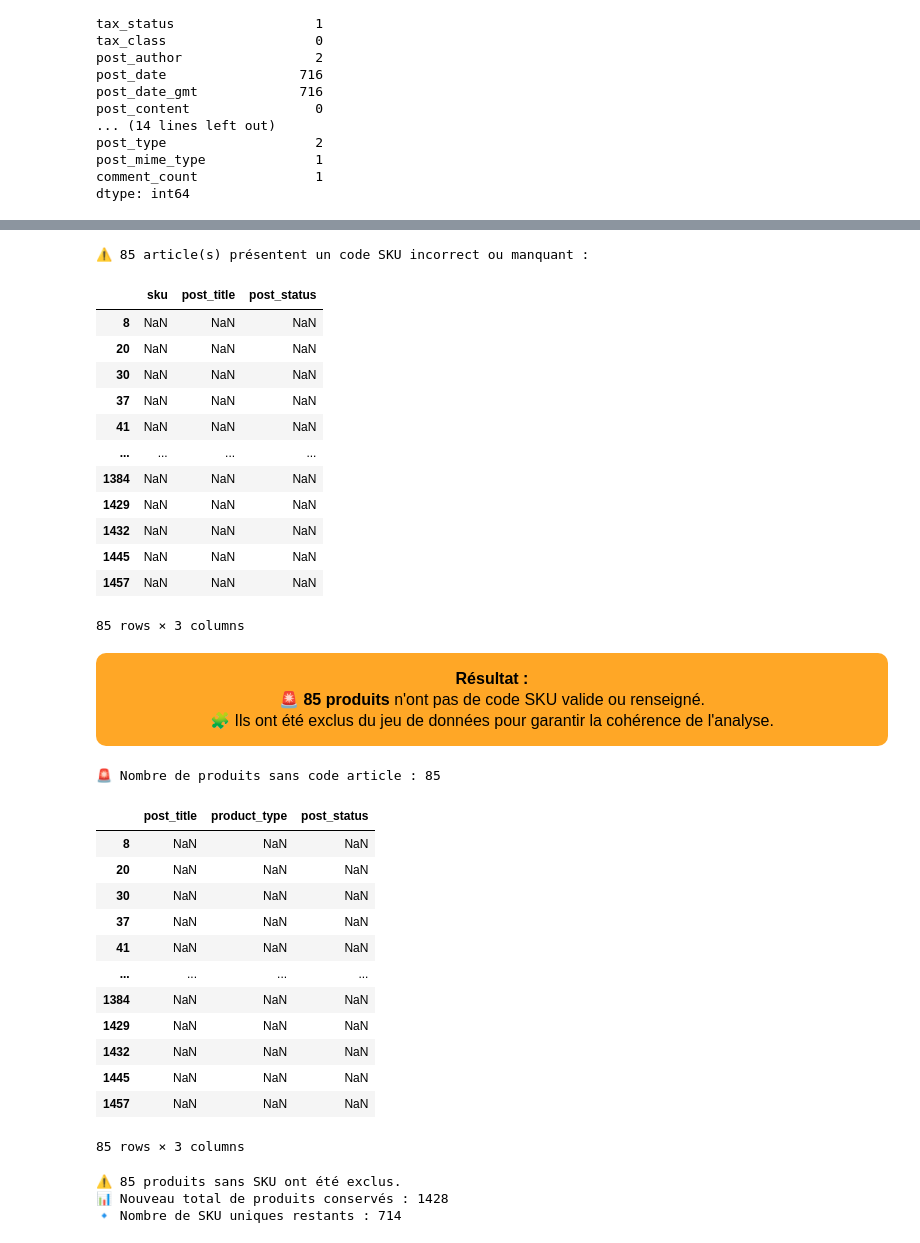
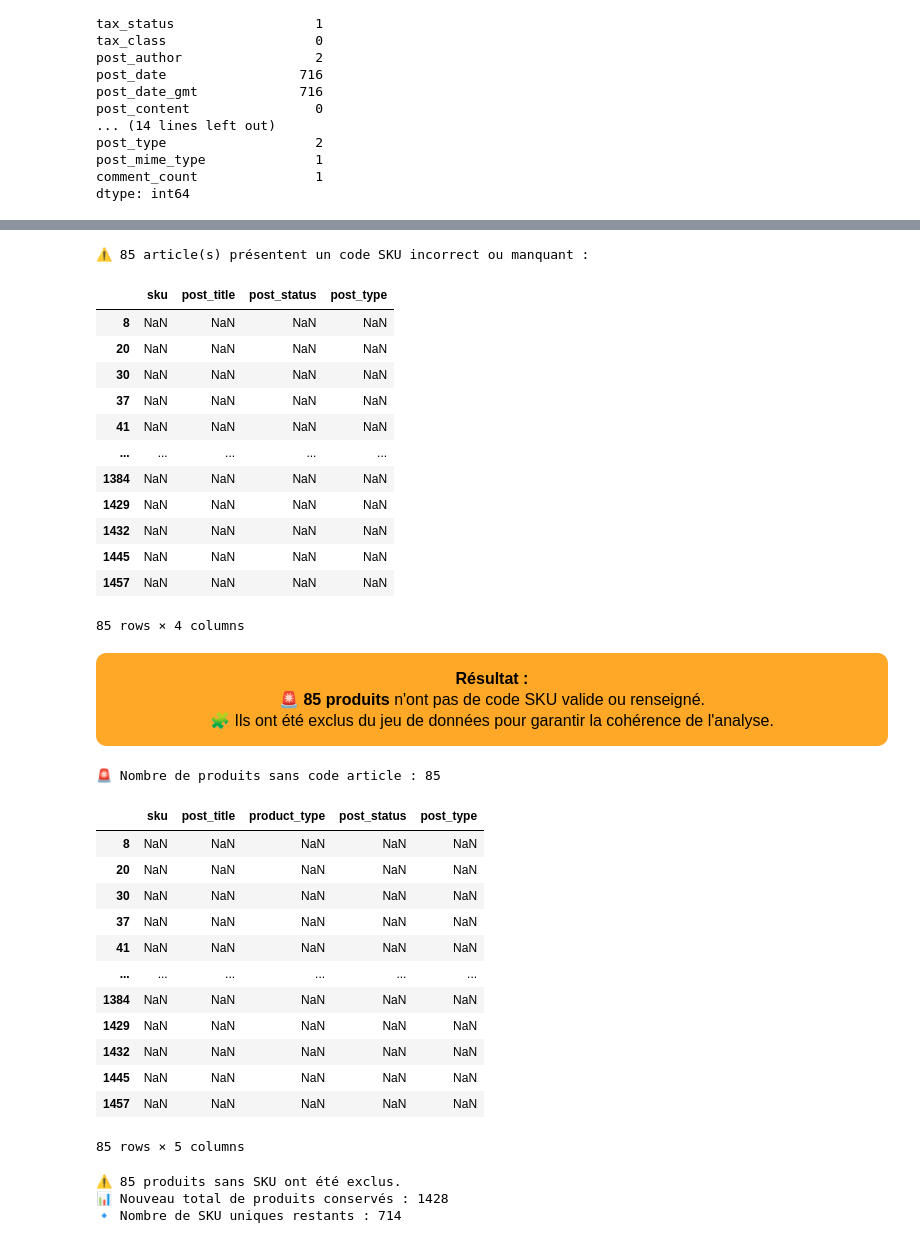
Before and after one commit to Stephane-OC/bottleneck, a Jupyter notebook: analyse_bottleneck.ipynb, the cells around one changed output, grey strips where cells are left out. Cells and saved outputs as stored; diff of their text form; code cells hidden in the pictures.

```diff
--- a/analyse_bottleneck.ipynb
+++ b/analyse_bottleneck.ipynb
@@ -942,17 +956,19 @@ dtype: int64
 #Selon vous, quelles sont les colonnes à conserver ?
 # Colonnes pertinentes à conserver
 colonnes_a_conserver = [
-    "sku",              # identifiant unique du produit
-    "post_title",       # nom ou titre du produit
-    "post_content",     # description du produit
-    "price",            # (si elle existe plus bas, on vérifiera)
-    "total_sales",      # nombre de ventes
-    "average_rating",   # note moyenne
-    "rating_count",     # nombre d’avis
-    "post_status",      # statut du produit (publish, draft…)
-    "tax_class",        # classe de taxe
-    "product_type"      # type de produit (simple, variable…)
+    "sku",
+    "post_title",
+    "post_content",
+    "price",
+    "total_sales",
+    "average_rating",
+    "rating_count",
+    "post_status",
+    "tax_class",
+    "product_type",
+    "post_type"
 ]
+
 # Sélection des colonnes présentes (certaines peuvent ne pas exister)
 colonnes_existantes = [col for col in colonnes_a_conserver if col in df_web.columns]
 df_web = df_web[colonnes_existantes]
@@ -1018,33 +1034,33 @@ Name: sku, dtype: object
 # %%
-#Si vous avez identifié des codes articles ne respectant pas la régle de codification, consultez-les
+# Si vous avez identifié des codes articles ne respectant pas la régle de codification, consultez-les
 # On considère qu'un SKU valide contient uniquement des lettres, chiffres, tirets ou underscores
 # Identifier les SKU invalides : NaN, vides ou contenant des caractères non conformes
 erreurs_sku = df_web[
     df_web["sku"].isna() |
     (df_web["sku"].astype(str).str.strip() == "") |
     (~df_web["sku"].astype(str).str.match(r'^[A-Za-z0-9_-]+$', na=False))
 ]
 
 if not erreurs_sku.empty:
     print(f"⚠️ {len(erreurs_sku)} article(s) présentent un code SKU incorrect ou manquant :")
-    display(erreurs_sku[["sku", "post_title", "post_status"]])
+    display(erreurs_sku[["sku", "post_title", "post_status", "post_type"]])
 else:
     print("✅ Tous les codes SKU respectent la règle de codification.")
 # %% [output]
 ⚠️ 85 article(s) présentent un code SKU incorrect ou manquant :
-|  | sku | post_title | post_status |
-| 8 | NaN | NaN | NaN |
-| 20 | NaN | NaN | NaN |
-| 30 | NaN | NaN | NaN |
-| 37 | NaN | NaN | NaN |
-| 41 | NaN | NaN | NaN |
-| ... | ... | ... | ... |
-| 1384 | NaN | NaN | NaN |
-| 1429 | NaN | NaN | NaN |
-| 1432 | NaN | NaN | NaN |
-| 1445 | NaN | NaN | NaN |
-| 1457 | NaN | NaN | NaN |
+|  | sku | post_title | post_status | post_type |
+| 8 | NaN | NaN | NaN | NaN |
+| 20 | NaN | NaN | NaN | NaN |
+| 30 | NaN | NaN | NaN | NaN |
+| 37 | NaN | NaN | NaN | NaN |
+| 41 | NaN | NaN | NaN | NaN |
+| ... | ... | ... | ... | ... |
+| 1384 | NaN | NaN | NaN | NaN |
+| 1429 | NaN | NaN | NaN | NaN |
+| 1432 | NaN | NaN | NaN | NaN |
+| 1445 | NaN | NaN | NaN | NaN |
+| 1457 | NaN | NaN | NaN | NaN |
-85 rows × 3 columns
+85 rows × 4 columns
 # %% [markdown]
 <div style="background:#FFA726; color:black; padding:15px 40px; border-radius:10px;
 font-family:Segoe UI; font-size:16px; text-align:center; width:fit-content; margin:30px auto;">
@@ -1058,24 +1074,24 @@ articles_sans_sku = df_web[df_web["sku"].isna() | (df_web["sku"].astype(str).str
 print(f"🚨 Nombre de produits sans code article : {len(articles_sans_sku)}")
 
 if not articles_sans_sku.empty:
-    display(articles_sans_sku[["post_title", "product_type", "post_status"]])
+    display(articles_sans_sku[["sku", "post_title", "product_type", "post_status", "post_type"]])
 else:
     print("✅ Tous les articles ont un code SKU renseigné.")
 # %% [output]
 🚨 Nombre de produits sans code article : 85
-|  | post_title | product_type | post_status |
-| 8 | NaN | NaN | NaN |
-| 20 | NaN | NaN | NaN |
-| 30 | NaN | NaN | NaN |
-| 37 | NaN | NaN | NaN |
-| 41 | NaN | NaN | NaN |
-| ... | ... | ... | ... |
-| 1384 | NaN | NaN | NaN |
-| 1429 | NaN | NaN | NaN |
-| 1432 | NaN | NaN | NaN |
-| 1445 | NaN | NaN | NaN |
-| 1457 | NaN | NaN | NaN |
+|  | sku | post_title | product_type | post_status | post_type |
+| 8 | NaN | NaN | NaN | NaN | NaN |
+| 20 | NaN | NaN | NaN | NaN | NaN |
+| 30 | NaN | NaN | NaN | NaN | NaN |
+| 37 | NaN | NaN | NaN | NaN | NaN |
+| 41 | NaN | NaN | NaN | NaN | NaN |
+| ... | ... | ... | ... | ... | ... |
+| 1384 | NaN | NaN | NaN | NaN | NaN |
+| 1429 | NaN | NaN | NaN | NaN | NaN |
+| 1432 | NaN | NaN | NaN | NaN | NaN |
+| 1445 | NaN | NaN | NaN | NaN | NaN |
+| 1457 | NaN | NaN | NaN | NaN | NaN |
-85 rows × 3 columns
+85 rows × 5 columns
 # %%
 # Exclure les produits sans SKU ou invalides
 df_web_clean = df_web.copy()
```
Also changed, not shown: parts of 26 cells of this notebook, 1 other file.
